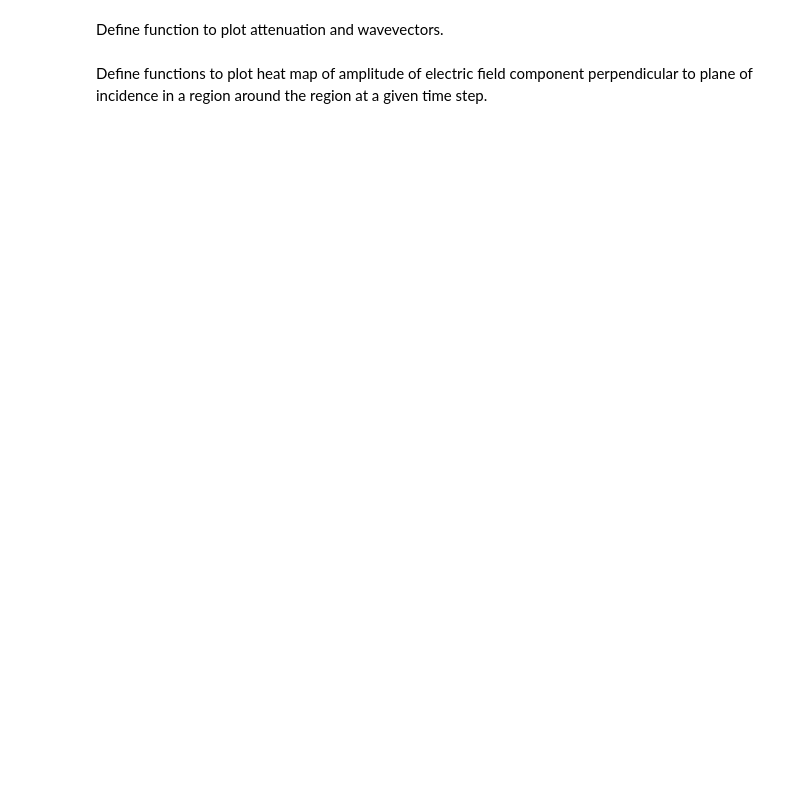
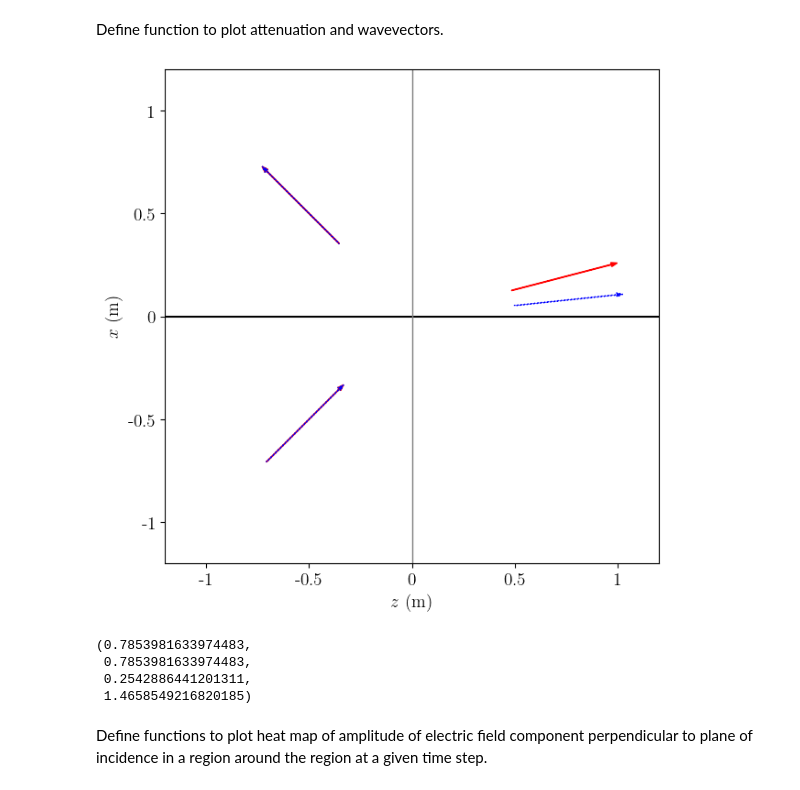
Before and after one commit to kya320/workshops, a Jupyter notebook: boundaries.ipynb, the cells around one changed output. Saved outputs shown, nothing was run; the diff lists cells and outputs as text; code cells hidden in the pictures; blank space fills up the shorter version.

```diff
--- a/boundaries.ipynb
+++ b/boundaries.ipynb
@@ -81,14 +81,14 @@ def __angle_of_transmission(f, theta_i, kappa_e1, kappa_m1, sigma_1, kappa_e2, k
 
     # calculate the angle of transmission using Snell's law
     if n_1.real*np.sin(theta_i)/n_2.real < 1: # check if the angle of incidence is above/below the critical angle
-        theta_t = ...
+        theta_t = np.arcsin(n_1.real*np.sin(theta_i)/n_2.real)
     else:
-        theta_t = ...
+        theta_t = np.pi/2
     # calculate the imaginary-component of the angle of transmission
     if n_1.imag == 0:
-        phi_t = ...
+        phi_t = np.pi/2
     elif n_2.imag < 0 and n_1.imag*np.sin(theta_i)/n_2.imag < 1:
-        phi_t = ...
+        phi_t = np.arccos(n_1.imag*np.sin(theta_i)/n_2.imag)
     else:
         return Exception('First medium cannot be significantly more lossy than second medium.')
 
@@ -107,12 +107,12 @@ def __cartesian_to_polar(z):
 
 def __propagation_constant(f, kappa_e, kappa_m, sigma):
     # can consider L to find limiting cases; but no significant computational advantage
-    return ...
+    return np.sqrt(-kappa_e*kappa_m*epsilon_0*mu_0*(2*np.pi*f)**2 + 1j*kappa_m*mu_0*sigma*(2*np.pi*f))
 
 def __refractive_index(f, kappa_e, kappa_m, sigma):
     # find wavenumber of the wave in a vacuum
     k = 2*np.pi*f/c
     # divide propagation constant by the wavenumber to get the refractive index
-    return ...
+    return __propagation_constant(f, kappa_e, kappa_m, sigma)/(1j*k)
 # %%
 fresnel_coefficients(1e8, np.pi/2, 2.5, 1, 0, 1, 1, 0)
@@ -211,7 +218,7 @@ def vector_plotter(f, theta_i, kappa_e1, kappa_m1, sigma_1, kappa_e2, kappa_m2,
     ax.set_xlim([-1.2,1.2])
     ax.set_ylim([-1.2,1.2])
     ax.axhline(y=0, color='black')
-    ax.axvline(x=0, color='grey', linewidth)
+    ax.axvline(x=0, color='grey', linewidth=1)
 
     # plot incident, reflected and transmitted vectors
     ax.arrow(-np.cos(theta_i), -np.sin(theta_i), 0.5*np.cos(theta_i), 0.5*np.sin(theta_i), color='r', width=0.002, head_width=0.02)
@@ -227,7 +234,13 @@ def vector_plotter(f, theta_i, kappa_e1, kappa_m1, sigma_1, kappa_e2, kappa_m2,
 
     return theta_i, phi_i, theta_t, phi_t
 # %%
-vector_plotter(1e8, np.pi/4, 1 - 10j, 1, 0, 1 - 1j, 1, 1)
+vector_plotter(1e8, np.pi/4, 10 - 10j, 1, 0, 1 - 10j, 1, 1)
+# %% [output]
+[figure, added]
+(0.7853981633974483,
+ 0.7853981633974483,
+ 0.2542886441201311,
+ 1.4658549216820185)
 # %% [markdown]
 Define functions to plot heat map of amplitude of electric field component perpendicular to plane of incidence in a region around the region at a given time step.
 # %%
```
Also changed, not shown: parts of 2 cells of this notebook.
